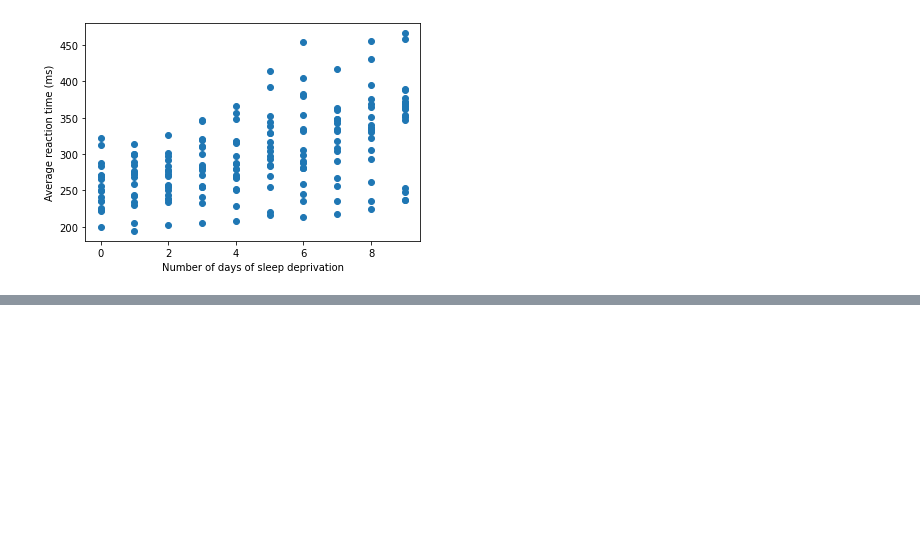
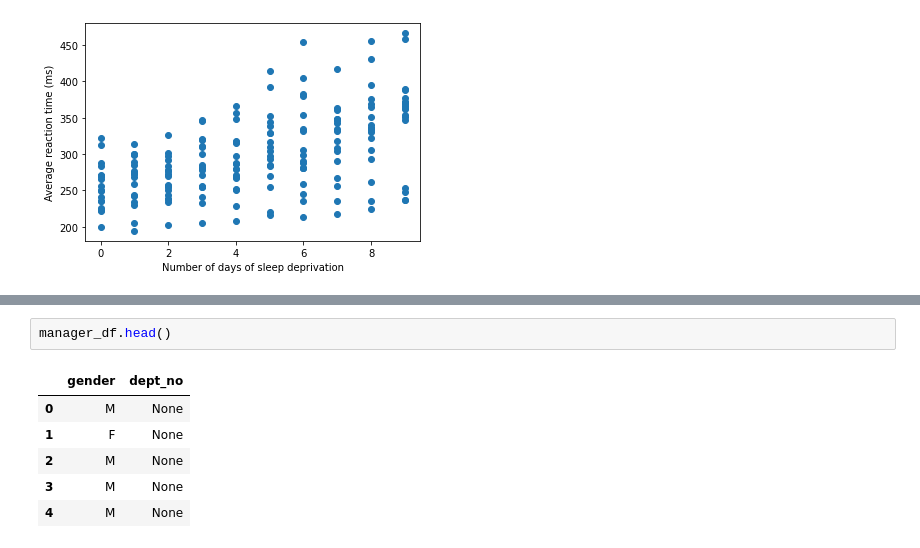
Before and after one commit to Olivert75/statistics-exercises, a Jupyter notebook: hypothesis_testing.ipynb, the cells around one changed output, grey strips where cells are left out. Drawn from its saved outputs; the diff is of its cells as text; blank space fills up the shorter version.

```diff
--- a/hypothesis_testing.ipynb
+++ b/hypothesis_testing.ipynb
@@ -661,0 +850,9 @@ Use the data from the employees database to answer these questions:
+# %%
+manager_df.head()
+# %% [output]
+|  | gender | dept_no |
+| 0 | M | None |
+| 1 | F | None |
+| 2 | M | None |
+| 3 | M | None |
+| 4 | M | None |
```
Also changed, not shown: parts of 56 cells of this notebook.
